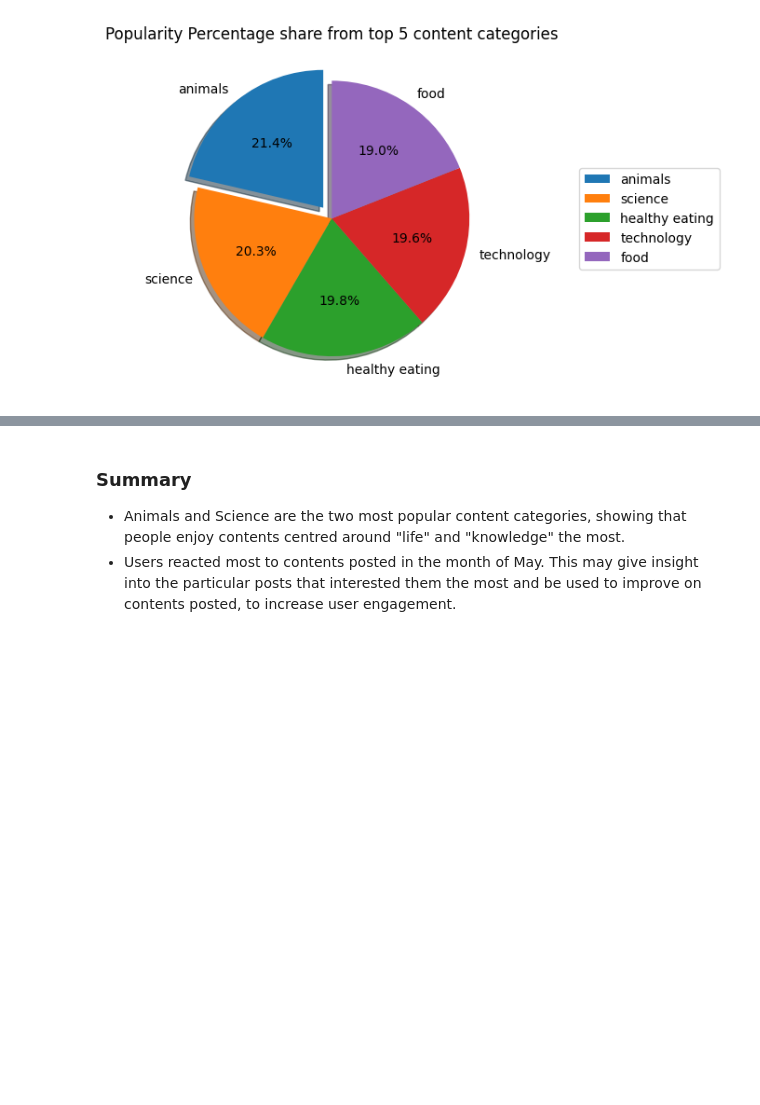
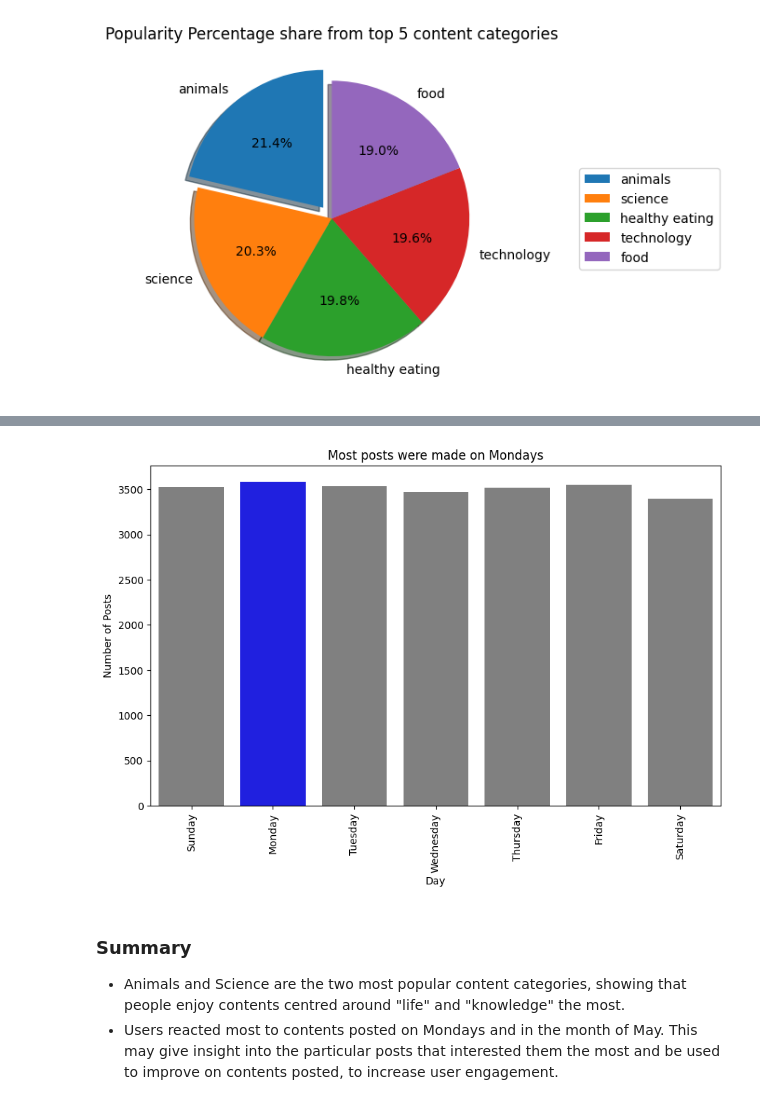
Before and after one commit to osareniho-oni/Data_Analysis_Projects, a Jupyter notebook: data_analytics.ipynb, the cells around one changed output, grey strips where cells are left out. Saved outputs shown, nothing was run; the diff lists cells and outputs as text; code cells hidden in the pictures; blank space fills up the shorter version.

```diff
--- a/data_analytics.ipynb
+++ b/data_analytics.ipynb
@@ -385,0 +398,4 @@ The Month with the most posts is May
+# %%
+day_of_week = df_final["Day"].value_counts().sort_values(ascending=False)
+day_of_week_reordered = day_of_week.reindex(['Sunday', 'Monday', 'Tuesday', 'Wednesday', 'Thursday', 'Friday', 'Saturday'])
+day_of_week_reordered
@@ -467,4 +493,16 @@ The Month of May had the most posts
+# %%
+# Create a bar plot
+fig, ax = plt.subplots(figsize=(10, 6))
+palette = ['blue' if day in day_of_week.head(1).index else 'gray' for day in day_of_week_reordered.index]
+sns.barplot(x=day_of_week_reordered.index, y=day_of_week_reordered.values, ax=ax, palette=palette, hue=day_of_week_reordered.index)
+ax.tick_params(axis='x', labelrotation=90)
+plt.xlabel('Day')
+plt.ylabel('Number of Posts')
+plt.title('Most posts were made on Mondays');
+plt.show()
+# %% [output]
+[figure, added]
 # %% [markdown]
 ### Summary
 - Animals and Science are the two most popular content categories, showing that people enjoy contents centred around "life" and "knowledge" the most.
-- Users reacted most to contents posted in the month of May. This may give insight into the particular posts that interested them the most and be used to improve on contents posted, to increase user engagement.
+- Users reacted most to contents posted on Mondays and in the month of May. This may give insight into the particular posts that interested them the most and be used to improve on contents posted, to increase user engagement.
```
Also changed, not shown: parts of 10 cells of this notebook, 1 other file.
